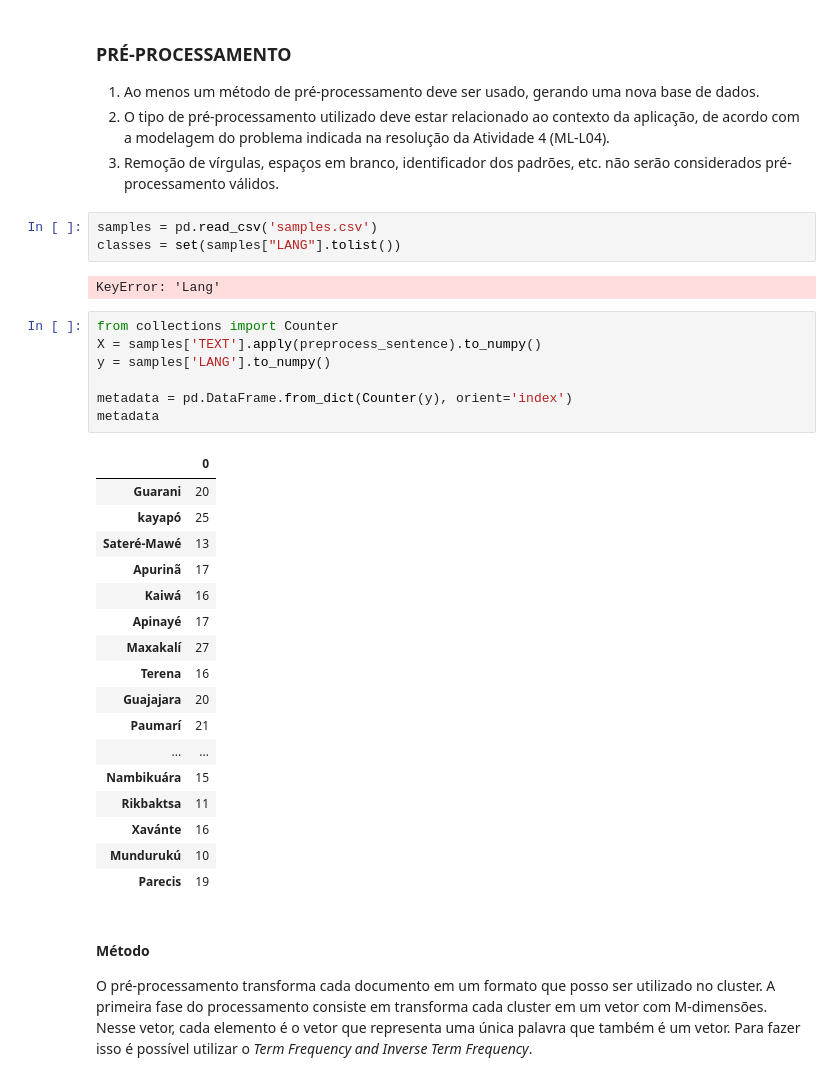
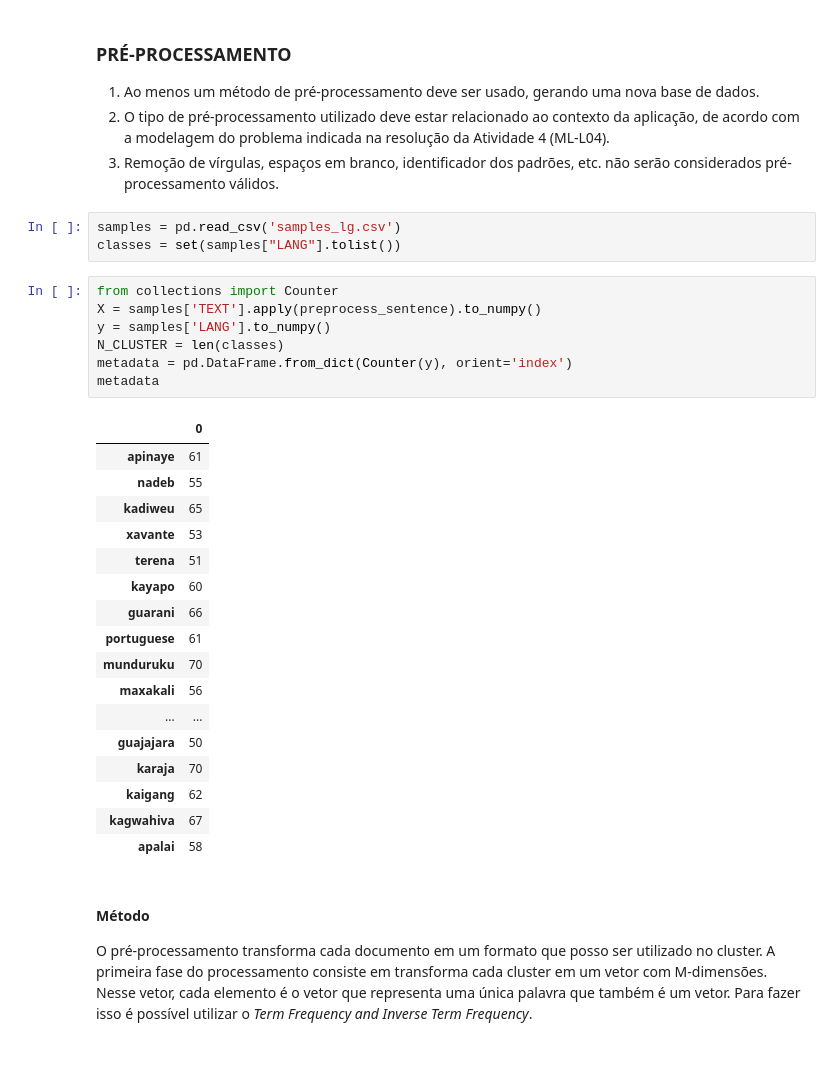
Before and after one commit to Tiagoblima/brazilian-languages-eniac2021, a Jupyter notebook: Unsupervised_Analyses.ipynb, the cells around one changed output. Drawn from its saved outputs; the diff is of its cells as text.

```diff
--- a/Unsupervised_Analyses.ipynb
+++ b/Unsupervised_Analyses.ipynb
@@ -59,35 +102,33 @@ acordo com a modelagem do problema indicada na resolução da Atividade 4 (ML-L0
 3. Remoção de vírgulas, espaços em branco, identificador dos padrões, etc. não serão
 considerados pré-processamento válidos.
 # %%
-samples = pd.read_csv('samples.csv')
+samples = pd.read_csv('samples_lg.csv')
 classes = set(samples["LANG"].tolist())
-# %% [output]
-KeyError: 'Lang'
 # %%
 from collections import Counter
 X = samples['TEXT'].apply(preprocess_sentence).to_numpy()
 y = samples['LANG'].to_numpy()
-
+N_CLUSTER = len(classes)
 metadata = pd.DataFrame.from_dict(Counter(y), orient='index')
 metadata
 # %% [output]
 |  | 0 |
-| Guarani | 20 |
-| kayapó | 25 |
-| Sateré-Mawé | 13 |
-| Apurinã | 17 |
-| Kaiwá | 16 |
-| Apinayé | 17 |
-| Maxakalí | 27 |
-| Terena | 16 |
-| Guajajara | 20 |
-| Paumarí | 21 |
+| apinaye | 61 |
+| nadeb | 55 |
+| kadiweu | 65 |
+| xavante | 53 |
+| terena | 51 |
+| kayapo | 60 |
+| guarani | 66 |
+| portuguese | 61 |
+| munduruku | 70 |
+| maxakali | 56 |
 | ... | ... |
-| Nambikuára | 15 |
-| Rikbaktsa | 11 |
-| Xavánte | 16 |
-| Mundurukú | 10 |
-| Parecis | 19 |
+| guajajara | 50 |
+| karaja | 70 |
+| kaigang | 62 |
+| kagwahiva | 67 |
+| apalai | 58 |
 # %% [markdown]
 #### Método
 
```
Also changed, not shown: parts of 22 cells of this notebook, 1 other file.
